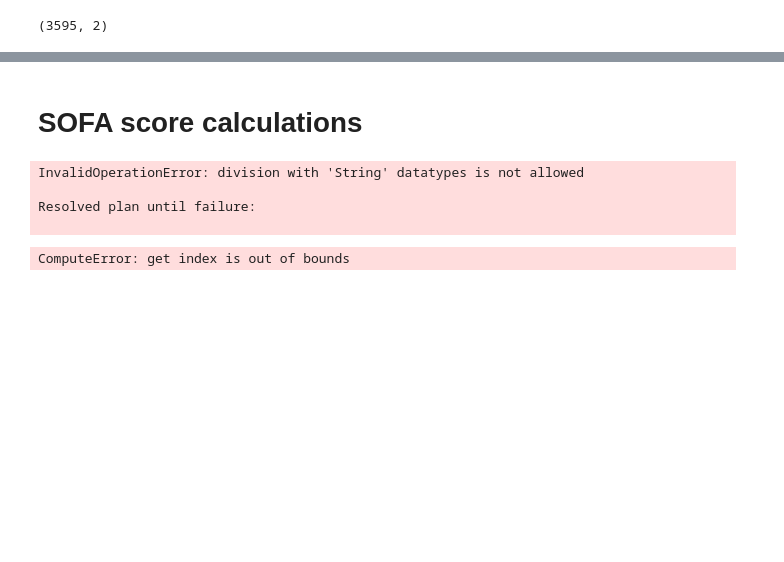
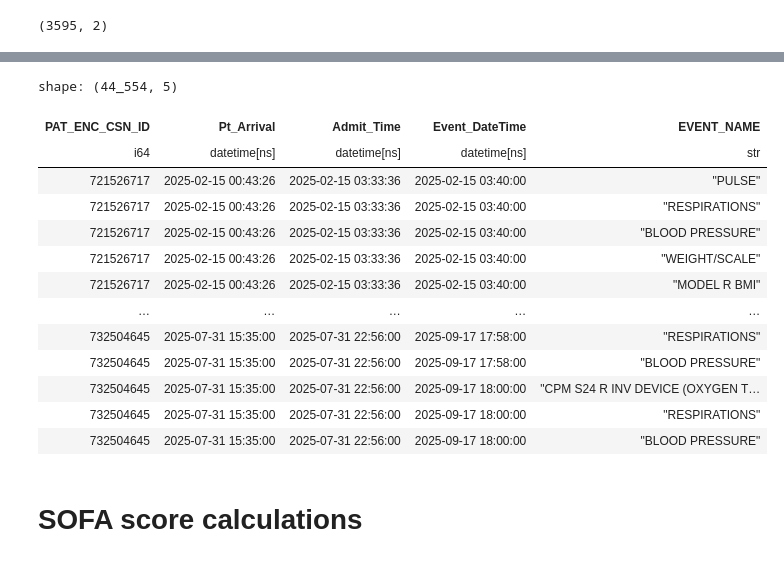
Before and after one commit to UTSW-CIC/Sepsis-Analysis, a Jupyter notebook: notebooks/03_Sepsis_Tracking_Over_time.ipynb, the cells around one changed output, grey strips where cells are left out. Drawn from its saved outputs; the diff is of its cells as text; code cells hidden in the pictures; blank space fills up the shorter version.

```diff
--- a/notebooks/03_Sepsis_Tracking_Over_time.ipynb
+++ b/notebooks/03_Sepsis_Tracking_Over_time.ipynb
@@ -30,7 +32,7 @@ expr_antibiotics_gold_standard = (
     (pl.col("Event_Grouper") == "Antibiotics") &
 
     # 1. INCLUSION: Must be a systemic route
-    (pl.col("event_full_name").str.to_lowercase().str.contains(r"\biv\b|intravenous|infusion|injection|push|piggy back")) &
+    (pl.col("event_full_name").str.to_lowercase().str.contains(r"\biv\b|intravenous|infusion|injection|push|piggy back"))&
 
     # 2. EXCLUSION: The "Not Sepsis" Filter
     ~(pl.col("event_full_name").str.to_lowercase().str.contains(
@@ -97,7 +99,9 @@ def detect_sepsis_suspicion(lf: pl.LazyFrame, expr_antibiotics_gold_standard: pl
     return df_suspected_infection, lf_suspected_backward, lf_suspected_forward
 
 df_suspected_infection, lf_suspected_backward, lf_suspected_forward = detect_sepsis_suspicion(
-    df_all.lazy(), expr_antibiotics_gold_standard, expr_culture_orders
+    # df_all.lazy(),
+    lf,
+    expr_antibiotics_gold_standard, expr_culture_orders
 )
 print(df_suspected_infection.shape)
 # %% [output]
@@ -106,0 +259,4 @@ lf_suspected = pl.concat([lf_suspected_backward, lf_suspected_forward]).collect(
+# %%
+npoa3_enc = df_all.filter((pl.col("Sepsis_Category") == 'NPOA-3')['PAT_ENC_CSN_ID'].unique().to_list()
+# %%
+suspected_enc = df_suspected_infection['PAT_ENC_CSN_ID'].unique().to_list()
@@ -107,3 +302,24 @@ lf_suspected = pl.concat([lf_suspected_backward, lf_suspected_forward]).collect(
+# %%
+df_all.filter(pl.col("PAT_ENC_CSN_ID").is_in(
+    set(npoa3_enc)-set(suspected_enc)
+)).sort(by=['PAT_ENC_CSN_ID', 'Event_DateTime']).select(
+    "PAT_ENC_CSN_ID", "Pt_Arrival", 'Admit_Time', 'Event_DateTime', 'EVENT_NAME'
+)
+# %% [output]
+shape: (44_554, 5)
+| PAT_ENC_CSN_ID | Pt_Arrival | Admit_Time | Event_DateTime | EVENT_NAME |
+| i64 | datetime[ns] | datetime[ns] | datetime[ns] | str |
+| 721526717 | 2025-02-15 00:43:26 | 2025-02-15 03:33:36 | 2025-02-15 03:40:00 | "PULSE" |
+| 721526717 | 2025-02-15 00:43:26 | 2025-02-15 03:33:36 | 2025-02-15 03:40:00 | "RESPIRATIONS" |
+| 721526717 | 2025-02-15 00:43:26 | 2025-02-15 03:33:36 | 2025-02-15 03:40:00 | "BLOOD PRESSURE" |
+| 721526717 | 2025-02-15 00:43:26 | 2025-02-15 03:33:36 | 2025-02-15 03:40:00 | "WEIGHT/SCALE" |
+| 721526717 | 2025-02-15 00:43:26 | 2025-02-15 03:33:36 | 2025-02-15 03:40:00 | "MODEL R BMI" |
+| … | … | … | … | … |
+| 732504645 | 2025-07-31 15:35:00 | 2025-07-31 22:56:00 | 2025-09-17 17:58:00 | "RESPIRATIONS" |
+| 732504645 | 2025-07-31 15:35:00 | 2025-07-31 22:56:00 | 2025-09-17 17:58:00 | "BLOOD PRESSURE" |
+| 732504645 | 2025-07-31 15:35:00 | 2025-07-31 22:56:00 | 2025-09-17 18:00:00 | "CPM S24 R INV DEVICE (OXYGEN T… |
+| 732504645 | 2025-07-31 15:35:00 | 2025-07-31 22:56:00 | 2025-09-17 18:00:00 | "RESPIRATIONS" |
+| 732504645 | 2025-07-31 15:35:00 | 2025-07-31 22:56:00 | 2025-09-17 18:00:00 | "BLOOD PRESSURE" |
 # %% [markdown]
 # SOFA score calculations
 # %%
@@ -142,18 +358,3 @@ lf = lf.join(
 ).with_columns(
     MAP=((pl.col("sys_bp")+(2.0*pl.col("dia_bp")))/3.0).cast(pl.Float64)
 )
-# %%
-lf.collect()
-# %% [output]
-InvalidOperationError: division with 'String' datatypes is not allowed
-
-Resolved plan until failure:
-
-# %%
-lf.filter(
-    (pl.col("event_full_name").str.to_lowercase().str.contains("creatin"))&
-    (pl.col("event_full_name").str.to_lowercase().str.contains("order result"))
-# ).select("event_full_name", "Type", "Event_Grouper", "MEAS_VALUE", "val_numeric", "Result_Flag").collect()
-).collect()['event_full_name'].unique()
-# %% [output]
-ComputeError: get index is out of bounds
```
Also changed, not shown: parts of 23 cells of this notebook, 2 other files.
